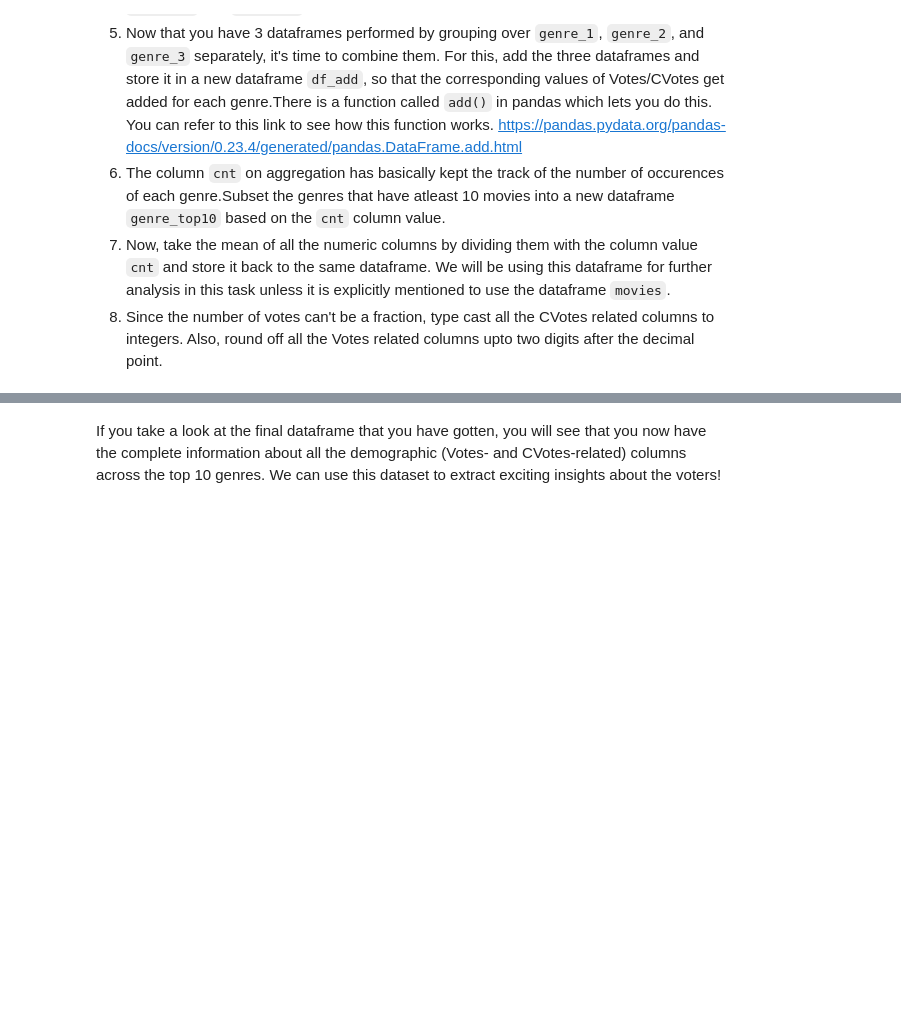
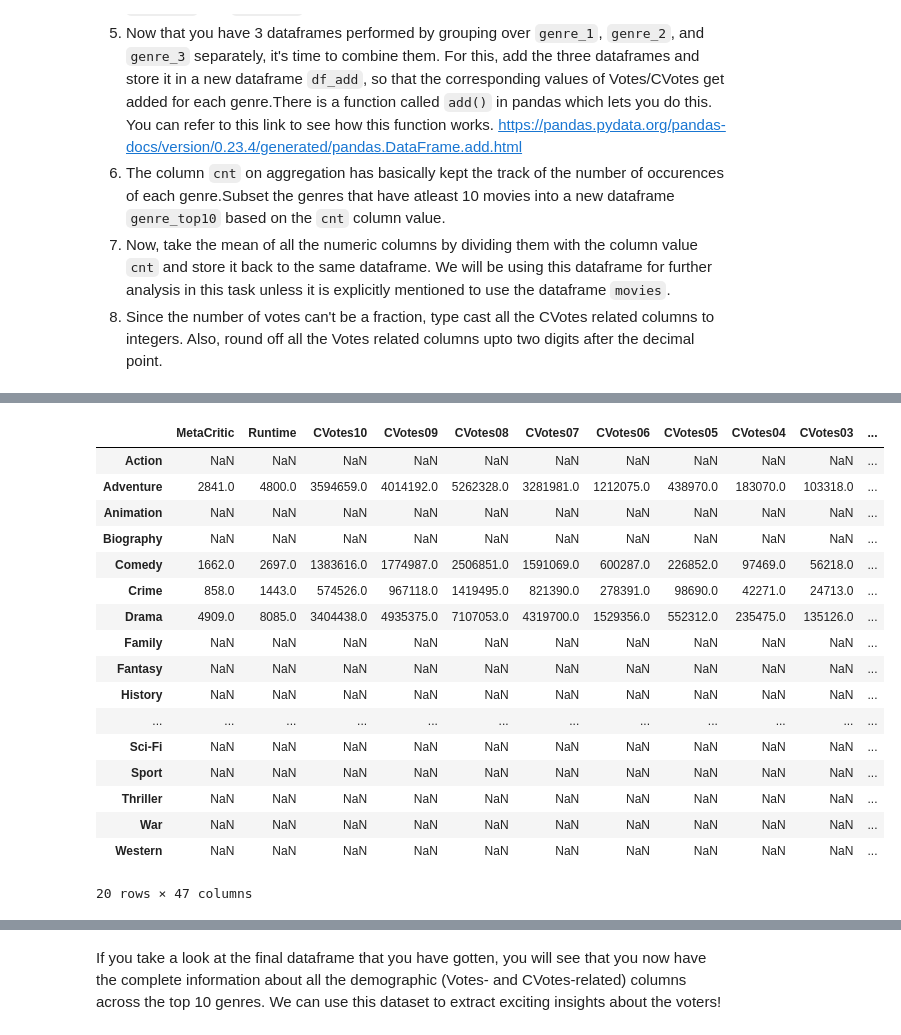
Before and after one commit to gokilapriya1808-AI/AI-ML-Assignments, a Jupyter notebook: IMDb+Movie+Assignment_gokila.ipynb, the cells around one changed output, grey strips where cells are left out. Cells and saved outputs as stored; diff of their text form; code cells hidden in the pictures; blank space fills up the shorter version.

```diff
--- a/IMDb+Movie+Assignment_gokila.ipynb
+++ b/IMDb+Movie+Assignment_gokila.ipynb
@@ -578,4 +643,27 @@ There are 3 columns in the dataframe - `genre_1`, `genre_2`, and `genre_3`. As a
 # %%
 # Add the grouped data frames and store it in a new data frame
+
+# df_add = df_by_g1 + df_by_g2 + df_by_g3
+df_add = df_by_g1.add(df_by_g2).add(df_by_g3)
+df_add
+# %% [output]
+|  | MetaCritic | Runtime | CVotes10 | CVotes09 | CVotes08 | CVotes07 | CVotes06 | CVotes05 | CVotes04 | CVotes03 | ... |
+| Action | NaN | NaN | NaN | NaN | NaN | NaN | NaN | NaN | NaN | NaN | ... |
+| Adventure | 2841.0 | 4800.0 | 3594659.0 | 4014192.0 | 5262328.0 | 3281981.0 | 1212075.0 | 438970.0 | 183070.0 | 103318.0 | ... |
+| Animation | NaN | NaN | NaN | NaN | NaN | NaN | NaN | NaN | NaN | NaN | ... |
+| Biography | NaN | NaN | NaN | NaN | NaN | NaN | NaN | NaN | NaN | NaN | ... |
+| Comedy | 1662.0 | 2697.0 | 1383616.0 | 1774987.0 | 2506851.0 | 1591069.0 | 600287.0 | 226852.0 | 97469.0 | 56218.0 | ... |
+| Crime | 858.0 | 1443.0 | 574526.0 | 967118.0 | 1419495.0 | 821390.0 | 278391.0 | 98690.0 | 42271.0 | 24713.0 | ... |
+| Drama | 4909.0 | 8085.0 | 3404438.0 | 4935375.0 | 7107053.0 | 4319700.0 | 1529356.0 | 552312.0 | 235475.0 | 135126.0 | ... |
+| Family | NaN | NaN | NaN | NaN | NaN | NaN | NaN | NaN | NaN | NaN | ... |
+| Fantasy | NaN | NaN | NaN | NaN | NaN | NaN | NaN | NaN | NaN | NaN | ... |
+| History | NaN | NaN | NaN | NaN | NaN | NaN | NaN | NaN | NaN | NaN | ... |
+| ... | ... | ... | ... | ... | ... | ... | ... | ... | ... | ... | ... |
+| Sci-Fi | NaN | NaN | NaN | NaN | NaN | NaN | NaN | NaN | NaN | NaN | ... |
+| Sport | NaN | NaN | NaN | NaN | NaN | NaN | NaN | NaN | NaN | NaN | ... |
+| Thriller | NaN | NaN | NaN | NaN | NaN | NaN | NaN | NaN | NaN | NaN | ... |
+| War | NaN | NaN | NaN | NaN | NaN | NaN | NaN | NaN | NaN | NaN | ... |
+| Western | NaN | NaN | NaN | NaN | NaN | NaN | NaN | NaN | NaN | NaN | ... |
+20 rows × 47 columns
 # %%
 # Extract genres with atleast 10 occurences
```
Also changed, not shown: parts of 12 cells of this notebook.
